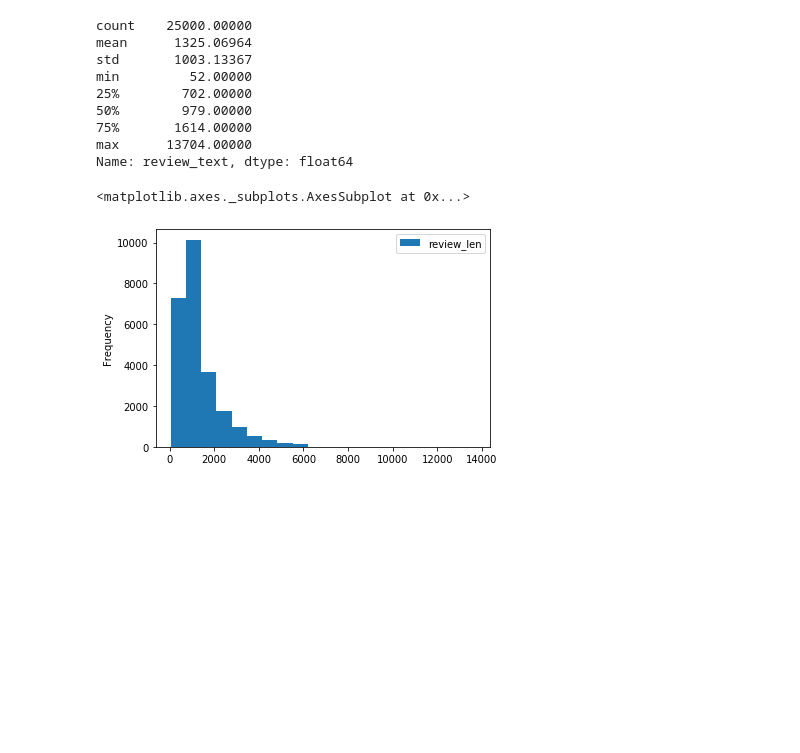
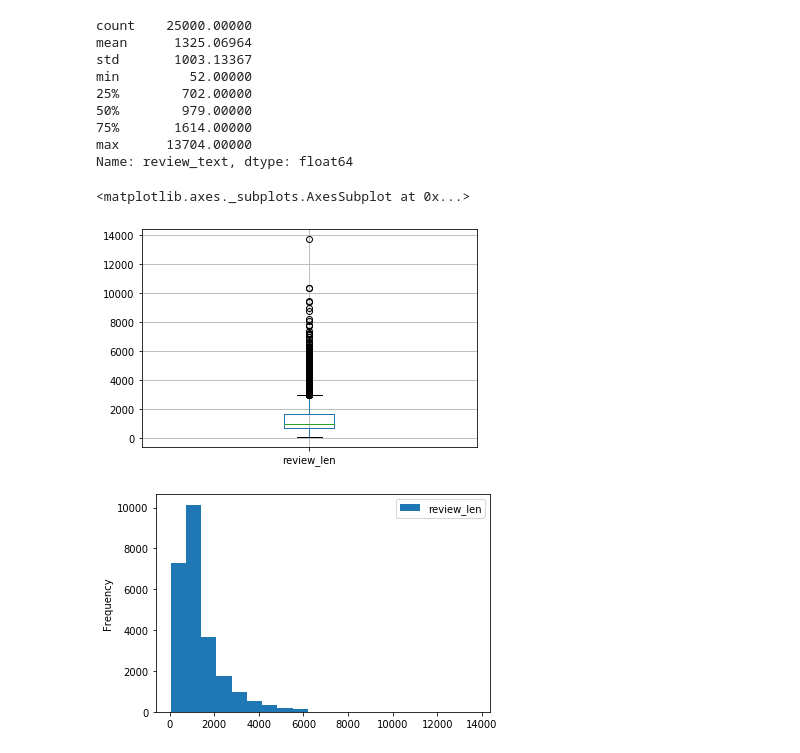
Before and after one commit to mmio/NSIETE_project, a Jupyter notebook: final_docs.ipynb, the cells around one changed output. Saved outputs shown, nothing was run; the diff lists cells and outputs as text; code cells hidden in the pictures; blank space fills up the shorter version.

```diff
--- a/final_docs.ipynb
+++ b/final_docs.ipynb
@@ -155,10 +155,11 @@ Name: review_text, dtype: float64
 # %%
 lengths = pd.DataFrame(train_df['review_text'].str.len())
 lengths.rename(columns={"review_text": "review_len"}, inplace=True)
-
+lengths
 lengths.boxplot(column=['review_len'])
 # %% [output]
 <matplotlib.axes._subplots.AxesSubplot at 0x...>
+[figure, added]
 # %%
 lines = lengths.plot.hist(bins=20)
 # %% [output]
```
Also changed, not shown: parts of 2 cells of this notebook.
